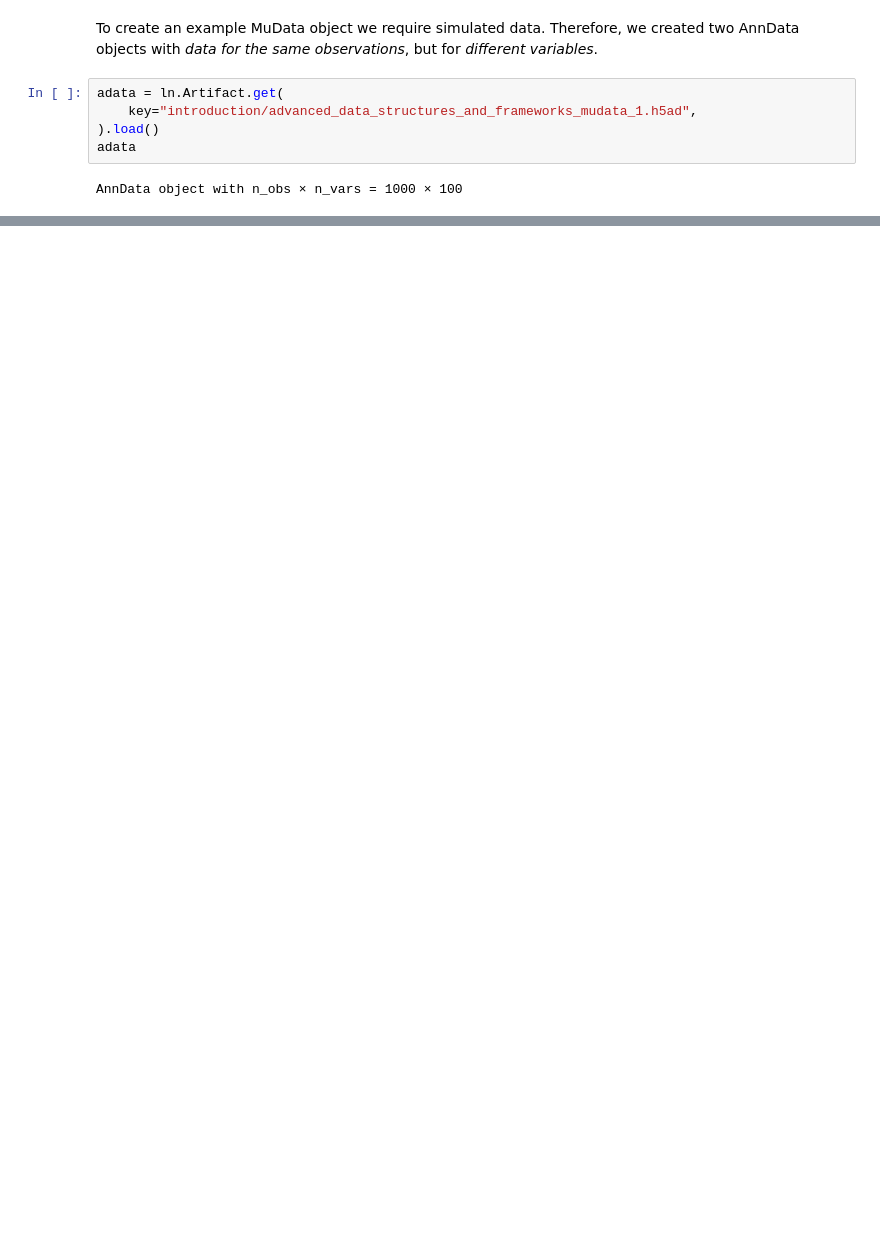
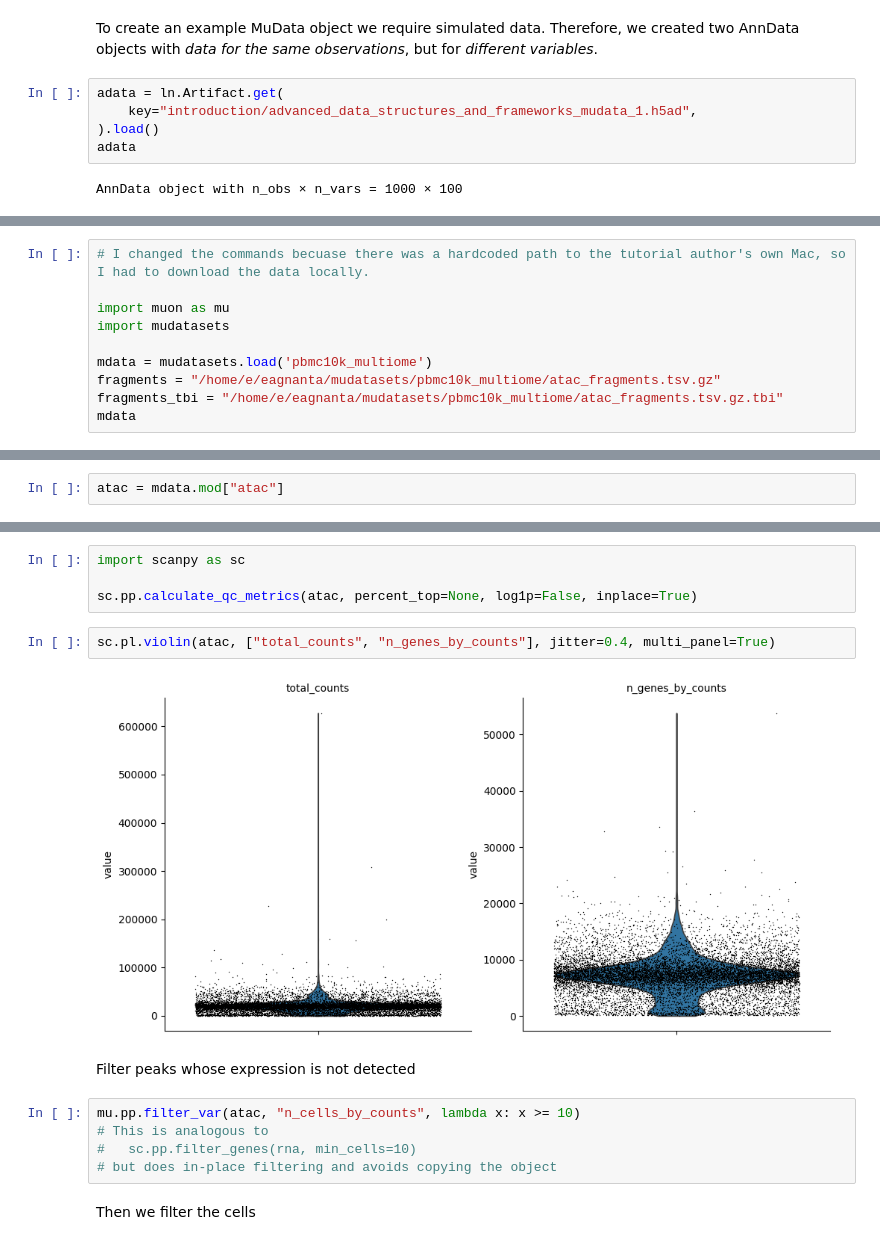
Before and after one commit to eagnanta/scrna-practice, a Jupyter notebook: advanced_data_structures_and_frameworks_practice.ipynb, the cells around one changed output, grey strips where cells are left out. Cells and saved outputs as stored; diff of their text form; blank space fills up the shorter version.

```diff
--- a/advanced_data_structures_and_frameworks_practice.ipynb
+++ b/advanced_data_structures_and_frameworks_practice.ipynb
@@ -44,0 +269,10 @@ AnnData object with n_obs × n_vars = 1000 × 100
+# %%
+# I changed the commands becuase there was a hardcoded path to the tutorial author's own Mac, so I had to download the data locally.
+
+import muon as mu
+import mudatasets
+
+mdata = mudatasets.load('pbmc10k_multiome')
+fragments = "/home/e/eagnanta/mudatasets/pbmc10k_multiome/atac_fragments.tsv.gz"
+fragments_tbi = "/home/e/eagnanta/mudatasets/pbmc10k_multiome/atac_fragments.tsv.gz.tbi"
+mdata
@@ -44,0 +297,2 @@ AnnData object with n_obs × n_vars = 1000 × 100
+# %%
+atac = mdata.mod["atac"]
@@ -44,0 +303,17 @@ AnnData object with n_obs × n_vars = 1000 × 100
+# %%
+import scanpy as sc
+
+sc.pp.calculate_qc_metrics(atac, percent_top=None, log1p=False, inplace=True)
+# %%
+sc.pl.violin(atac, ["total_counts", "n_genes_by_counts"], jitter=0.4, multi_panel=True)
+# %% [output]
+[figure, added]
+# %% [markdown]
+Filter peaks whose expression is not detected
+# %%
+mu.pp.filter_var(atac, "n_cells_by_counts", lambda x: x >= 10)
+# This is analogous to
+#   sc.pp.filter_genes(rna, min_cells=10)
+# but does in-place filtering and avoids copying the object
+# %% [markdown]
+Then we filter the cells
```
Also changed, not shown: parts of 54 cells of this notebook, 2 other files.
